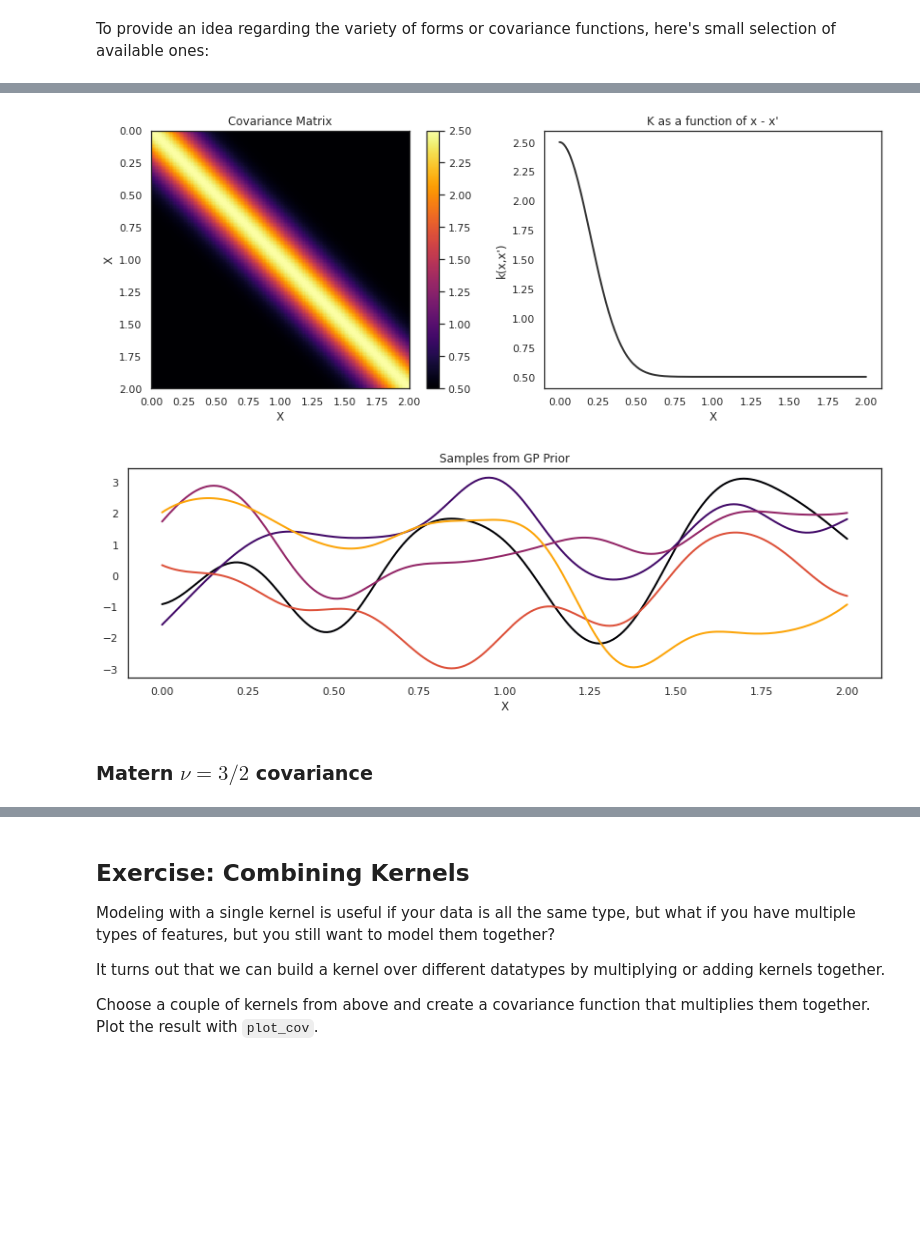
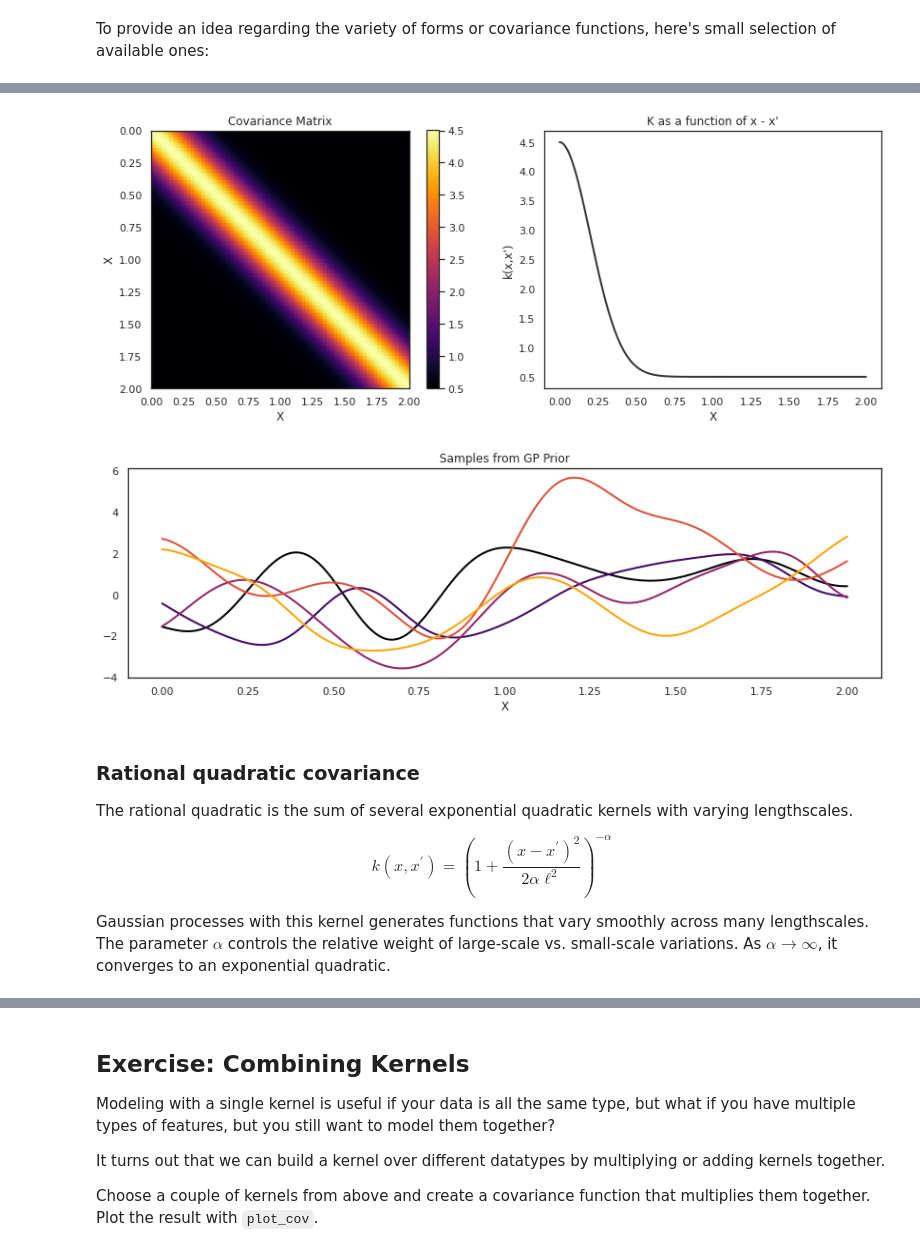
Before and after one commit to fonnesbeck/Bayes_Computing_Course, a Jupyter notebook: notebooks/Section5_1-Gaussian_Processes.ipynb, the cells around one changed output, grey strips where cells are left out. Cells and saved outputs as stored; diff of their text form; code cells hidden in the pictures; blank space fills up the shorter version.

```diff
--- a/notebooks/Section5_1-Gaussian_Processes.ipynb
+++ b/notebooks/Section5_1-Gaussian_Processes.ipynb
@@ -363,18 +392,24 @@ The quadratic exponential is **universal**, in the sense that it can approximate
 # %%
 with pm.Model() as model:
     l = 0.2
-    tau = 2.0
+    sigma = 2.0
     b = 0.5
-    cov = b + tau * pm.gp.cov.ExpQuad(1, l)
+    cov = b + sigma**2 * pm.gp.cov.ExpQuad(1, l)
 
 K = theano.function([], cov(X))()
 
 plot_cov(X, K)
 # %% [output]
-[figure, old version]
+[figure, new version]
-[figure, old version]
+[figure, new version]
-# %% [markdown]
-### Matern $\nu=3/2$ covariance
+# %% [markdown]
+### Rational quadratic covariance
+
+The rational quadratic is the sum of several exponential quadratic kernels with varying lengthscales.
+
+$$k\left(x, x^{\prime}\right)=\left(1+\frac{\left(x-x^{\prime}\right)^{2}}{2 \alpha \ell^{2}}\right)^{-\alpha}$$
+
+Gaussian processes with this kernel generates functions that vary smoothly across many lengthscales. The parameter $\alpha$ controls the relative weight of large-scale vs. small-scale variations. As $\alpha \rightarrow \infty$, it converges to an exponential quadratic.
 # %%
 with pm.Model() as model:
     l = 0.2
```
Also changed, not shown: parts of 31 cells of this notebook, 6 other files.
